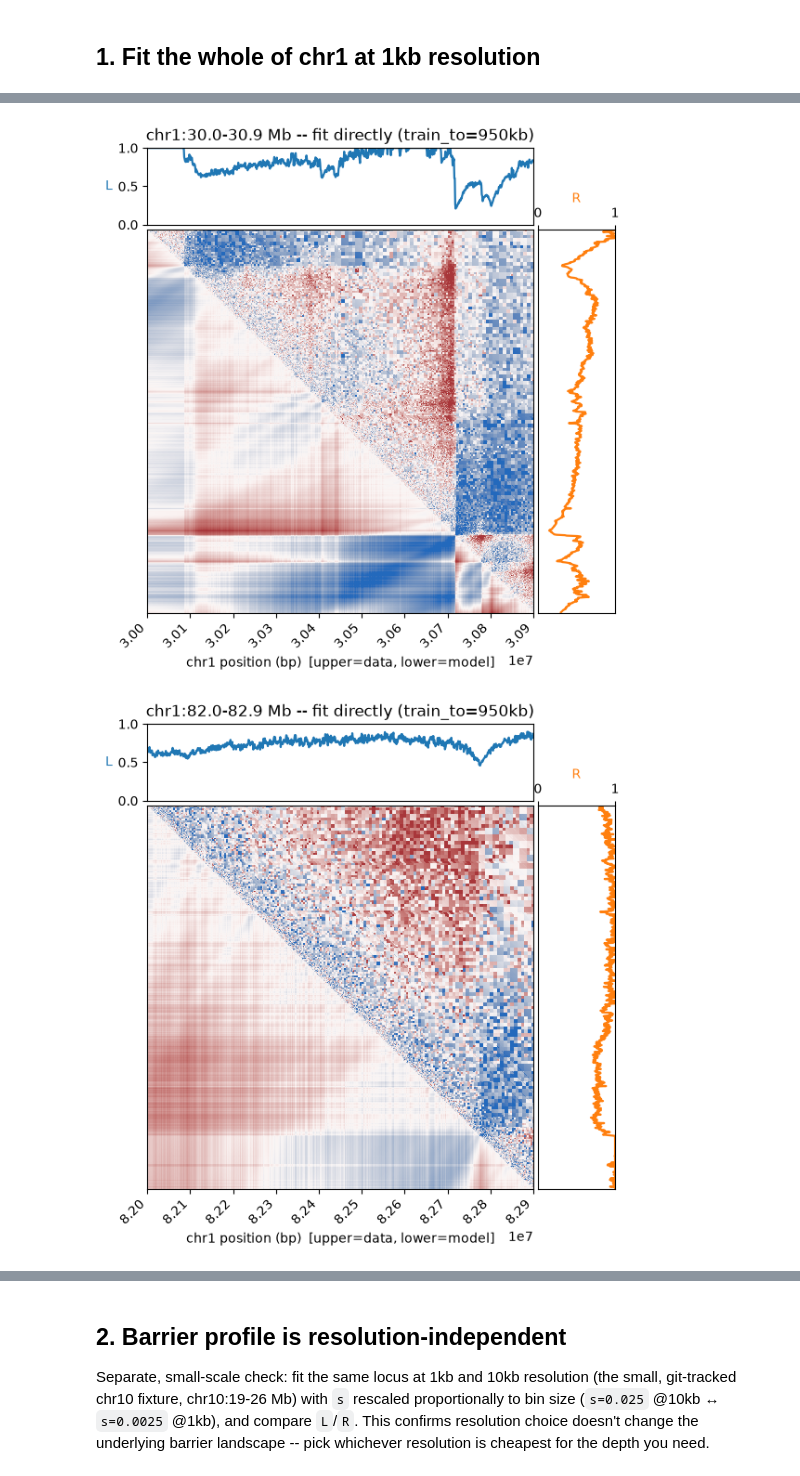
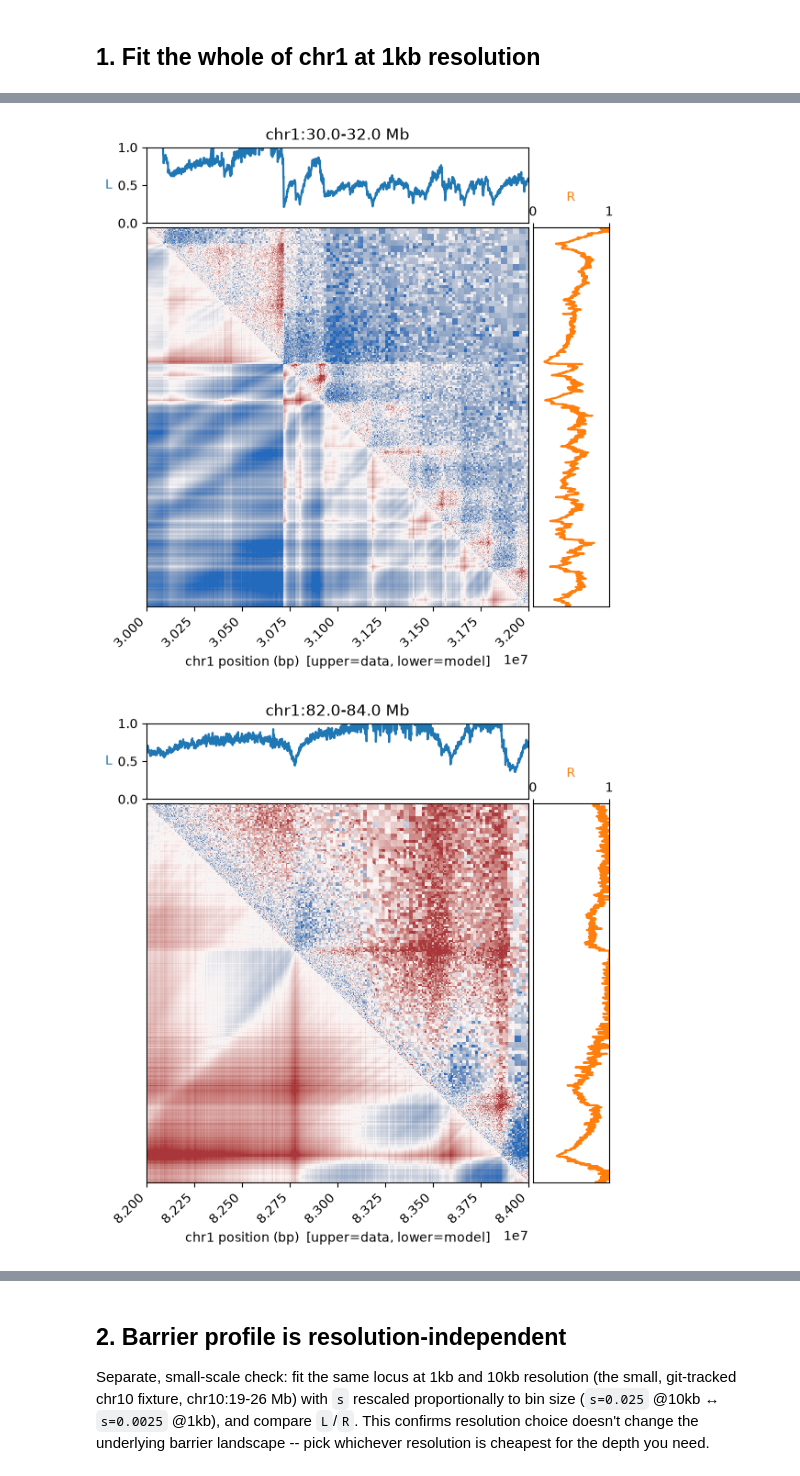
Before and after one commit to chikinalab/dLEM, a Jupyter notebook: docs/whole_chromosome_1kb.ipynb, the cells around one changed output, grey strips where cells are left out. Drawn from its saved outputs; the diff is of its cells as text; code cells hidden in the pictures.

```diff
--- a/docs/whole_chromosome_1kb.ipynb
+++ b/docs/whole_chromosome_1kb.ipynb
@@ -27,10 +27,11 @@ dlem loaded from: /home/tis97/dlem/dlem/__init__.py
 MCOOL = "/home/tis97/data2/loop_extrusion_project/4DNucleome/H1hESC.mcool"  # H1-hESC, 4DNFI9GMP2J8 -- local copy required, ~13GB, not bundled
 RESOLUTION = 1_000
 CHROM = "chr1"
-TRAIN_TO = 950   # 950 kb -- the largest safe train_to found on a 24.5GB GPU for this band
+TRAIN_TO = 950     # 950 kb -- the largest safe train_to found on a 24.5GB GPU for this band
+PATCH_SPAN = 2_000 # 2 Mb patches below -- wider than TRAIN_TO, so the band is extracted this wide
 
 t0 = time.time()
-band_chr1 = dlem.load_band(MCOOL, resolution=RESOLUTION, chrom=CHROM, width=TRAIN_TO, verbose=True)
+band_chr1 = dlem.load_band(MCOOL, resolution=RESOLUTION, chrom=CHROM, width=PATCH_SPAN, verbose=True)
 t_extract = time.time() - t0
 print(f"chr1 @ 1kb: band shape {band_chr1.shape}, extracted in {t_extract:.1f}s")
 
@@ -96,34 +96,33 @@ def plot_example_patch(fit, band, start, span, res, chrom, label, *, checkpoint=
     ax_main.tick_params(labelleft=False, left=False)
     plt.setp(ax_main.get_xticklabels(), rotation=45, ha="right")
 
     ax_top.plot(coords, np.asarray(L)[start:start + span], lw=1.6, color="tab:blue")
     ax_top.set_ylim(0, 1)
     ax_top.set_ylabel("L", rotation=0, ha="right", va="center", color="tab:blue")
     ax_top.tick_params(labelbottom=False, bottom=False)
     ax_top.set_title(label)
 
     ax_right.plot(np.asarray(R)[start:start + span], coords, lw=1.6, color="tab:orange")
     ax_right.set_xlim(0, 1)
     ax_right.set_xlabel("R", color="tab:orange")
     ax_right.xaxis.set_label_position("top")
     ax_right.tick_params(labelleft=False, left=False, labeltop=True, top=True,
                          labelbottom=False, bottom=False)
 
     if out:
         fig.savefig(out, dpi=150, bbox_inches="tight")
     return fig
 
 
-PATCH_SPAN = 900   # 900kb -- within the 950kb trained depth, no extrapolation
 patch_starts_kb = [30_000, 82_000, 168_000]   # chr1 positions, kb
 
 for i, start in enumerate(patch_starts_kb):
     start_mb, end_mb = start / 1000, (start + PATCH_SPAN) / 1000
-    label = f"chr1:{start_mb:.1f}-{end_mb:.1f} Mb -- fit directly (train_to=950kb)"
+    label = f"chr1:{start_mb:.1f}-{end_mb:.1f} Mb"
     fig = plot_example_patch(fit_chr1, band_chr1, start, PATCH_SPAN, 1_000, "chr1", label,
                         out=f"whole_chromosome_1kb_patch_{i}.png")
     display(fig)
     plt.close(fig)
 # %% [output]
-[figure, old version]
+[figure, new version]
-[figure, old version]
+[figure, new version]
```
Also changed, not shown: parts of 3 cells of this notebook, 3 other files.
